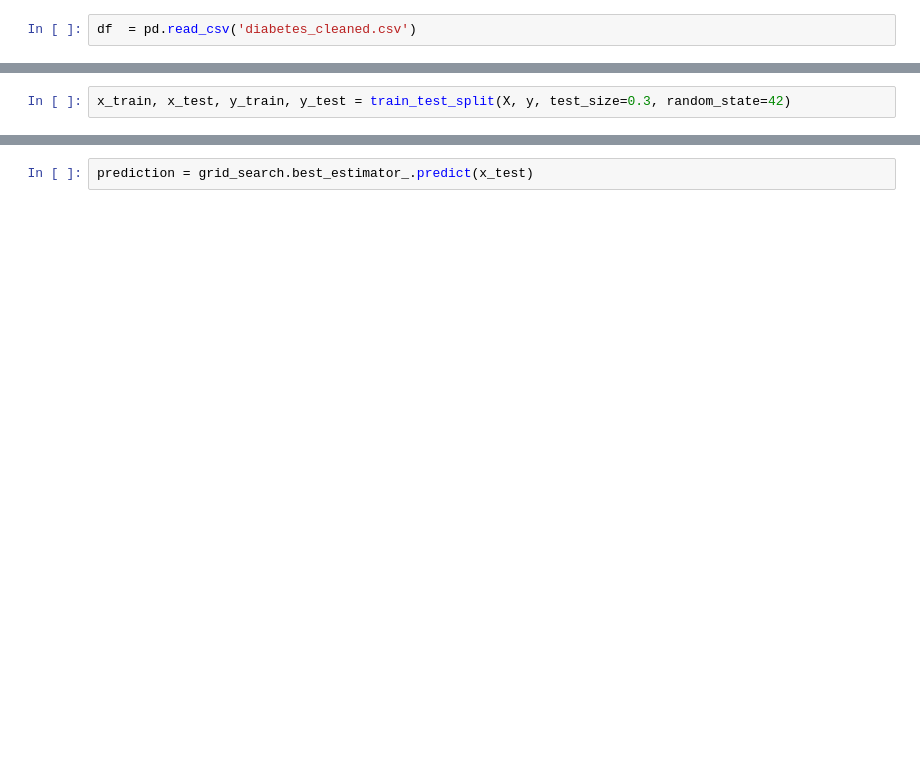
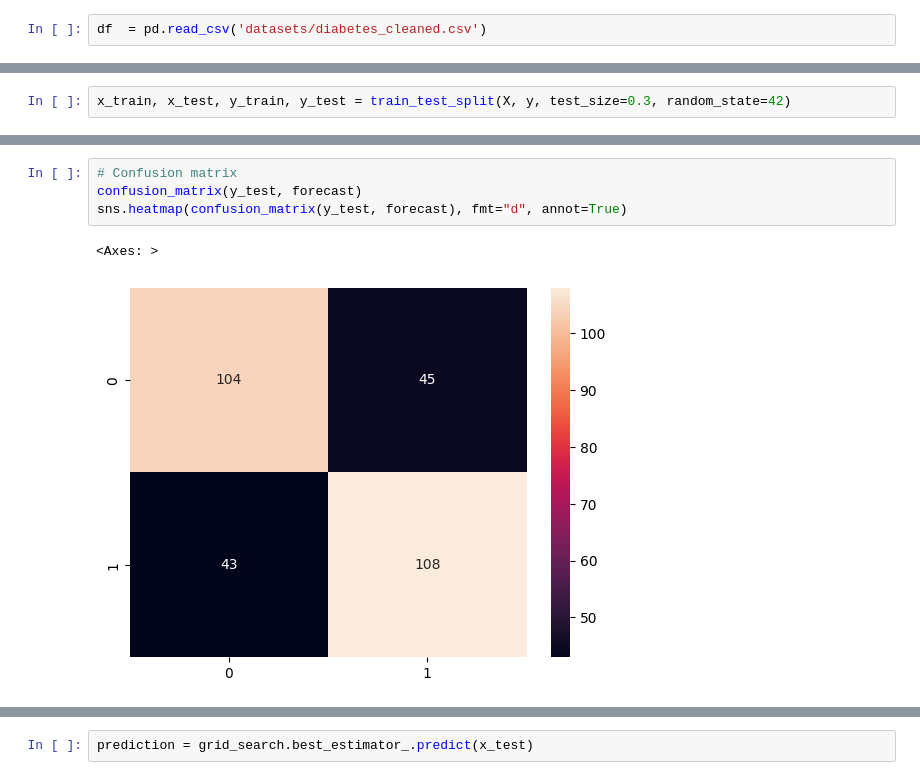
Before and after one commit to Mortti11/Introduction-Machine-Learning, a Jupyter notebook: logistic_regression/clf.ipynb, the cells around one changed output, grey strips where cells are left out. Drawn from its saved outputs; the diff is of its cells as text; blank space fills up the shorter version.

```diff
--- a/logistic_regression/clf.ipynb
+++ b/logistic_regression/clf.ipynb
@@ -15,5 +18,5 @@ from sklearn.tree import DecisionTreeClassifier
 # %%
-df  = pd.read_csv('diabetes_cleaned.csv')
+df  = pd.read_csv('datasets/diabetes_cleaned.csv')
 # %%
 X= df.drop('Outcome', axis=1)
 y= df['Outcome']
@@ -36,0 +49,7 @@ Accuracy: 0.7066666666666667
+# %%
+# Confusion matrix
+confusion_matrix(y_test, forecast)
+sns.heatmap(confusion_matrix(y_test, forecast), fmt="d", annot=True)
+# %% [output]
+<Axes: >
+[figure, added]
```
Also changed, not shown: parts of 15 cells of this notebook, 43 other files.
